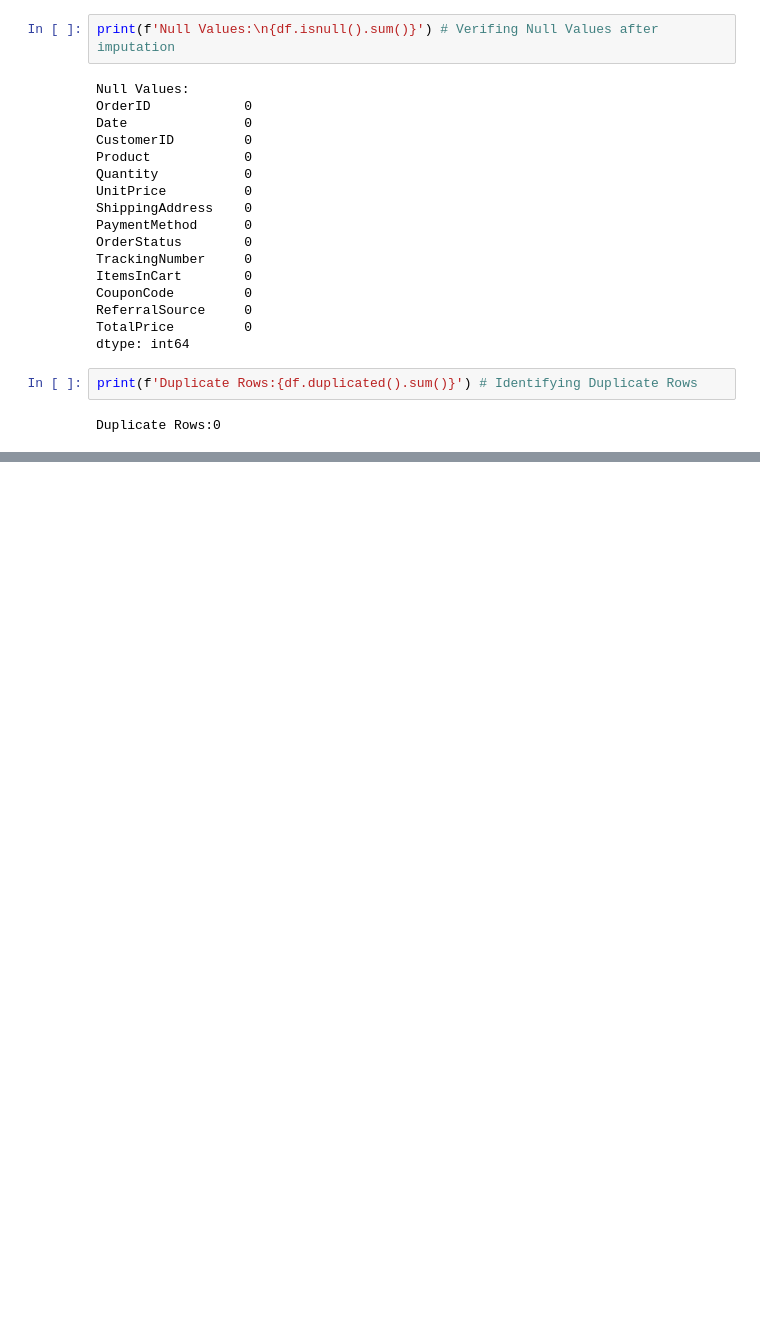
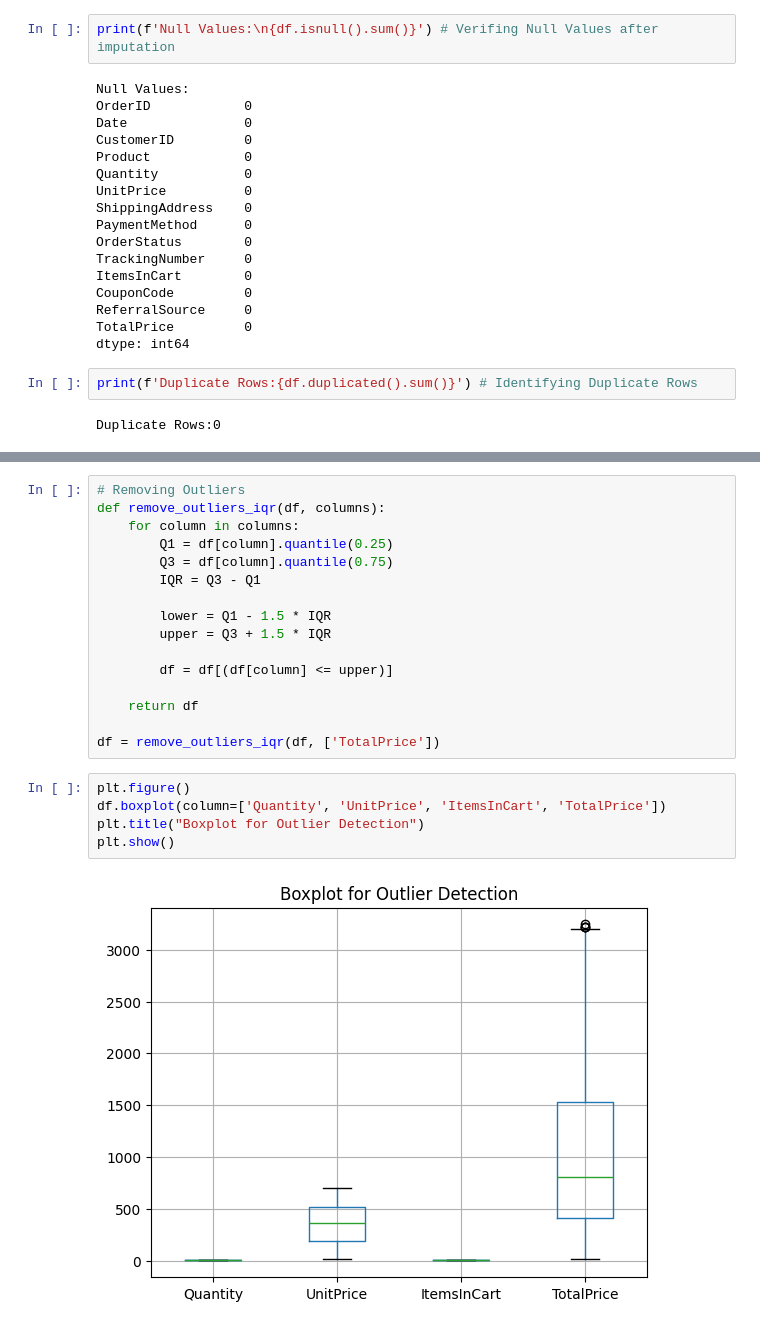
Before and after one commit to avisekbose/DecodeLabs-Internship, a Jupyter notebook: DA_Project 1.ipynb, the cells around one changed output, grey strips where cells are left out. Saved outputs shown, nothing was run; the diff lists cells and outputs as text; blank space fills up the shorter version.

```diff
--- a/DA_Project 1.ipynb
+++ b/DA_Project 1.ipynb
@@ -172,0 +182,23 @@ Duplicate Rows:0
+# %%
+# Removing Outliers
+def remove_outliers_iqr(df, columns):
+    for column in columns:
+        Q1 = df[column].quantile(0.25)
+        Q3 = df[column].quantile(0.75)
+        IQR = Q3 - Q1
+
+        lower = Q1 - 1.5 * IQR
+        upper = Q3 + 1.5 * IQR
+
+        df = df[(df[column] <= upper)]
+
+    return df
+
+df = remove_outliers_iqr(df, ['TotalPrice'])
+# %%
+plt.figure()
+df.boxplot(column=['Quantity', 'UnitPrice', 'ItemsInCart', 'TotalPrice'])
+plt.title("Boxplot for Outlier Detection")
+plt.show()
+# %% [output]
+[figure, added]
```
Also changed, not shown: parts of 3 cells of this notebook.
